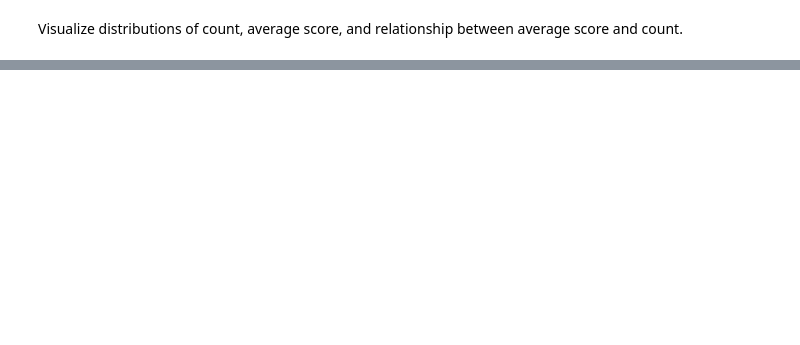
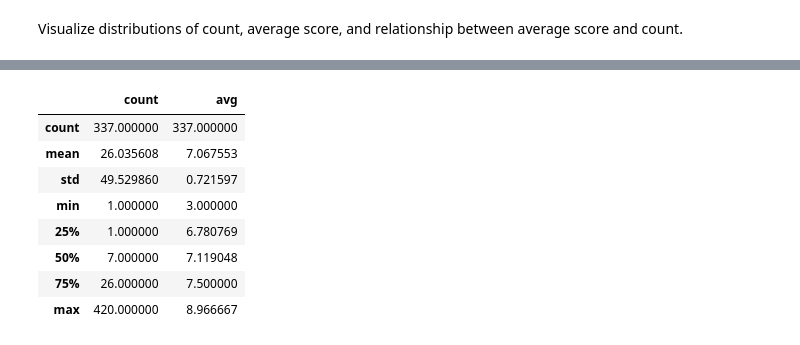
Before and after one commit to tsgreenwood-flatiron-data-science/mod2_final_project, a Jupyter notebook: folkenstein.ipynb, the cells around one changed output, grey strips where cells are left out. Saved outputs shown, nothing was run; the diff lists cells and outputs as text; code cells hidden in the pictures; blank space fills up the shorter version.

```diff
--- a/folkenstein.ipynb
+++ b/folkenstein.ipynb
@@ -537,0 +623,14 @@ H, pval
+# %%
+query_labels = """ SELECT labels.label
+, COUNT(reviews.score)
+, AVG(reviews.score)
+FROM labels
+JOIN reviews ON labels.reviewid = reviews.reviewid
+WHERE label IN (SELECT labels.label FROM labels JOIN genres ON labels.reviewid = genres.reviewid WHERE genre = 'folk/country')
+GROUP BY
+labels.label
+ORDER BY
+COUNT(reviews.score) DESC
+;"""
+# %%
+labels_df = pd.read_sql(query_labels, conn)
@@ -537,0 +657,12 @@ H, pval
+# %%
+labels_df.describe()
+# %% [output]
+|  | count | avg |
+| count | 337.000000 | 337.000000 |
+| mean | 26.035608 | 7.067553 |
+| std | 49.529860 | 0.721597 |
+| min | 1.000000 | 3.000000 |
+| 25% | 1.000000 | 6.780769 |
+| 50% | 7.000000 | 7.119048 |
+| 75% | 26.000000 | 7.500000 |
+| max | 420.000000 | 8.966667 |
```
Also changed, not shown: parts of 96 cells of this notebook, 1 other file.
